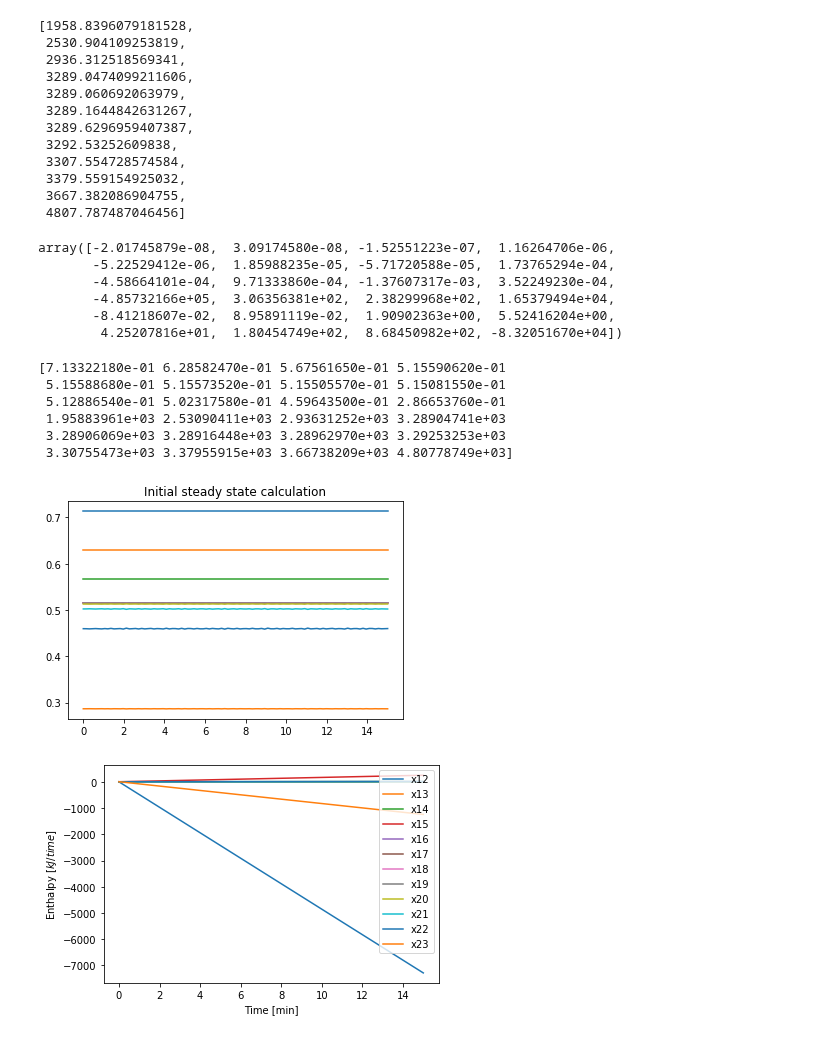
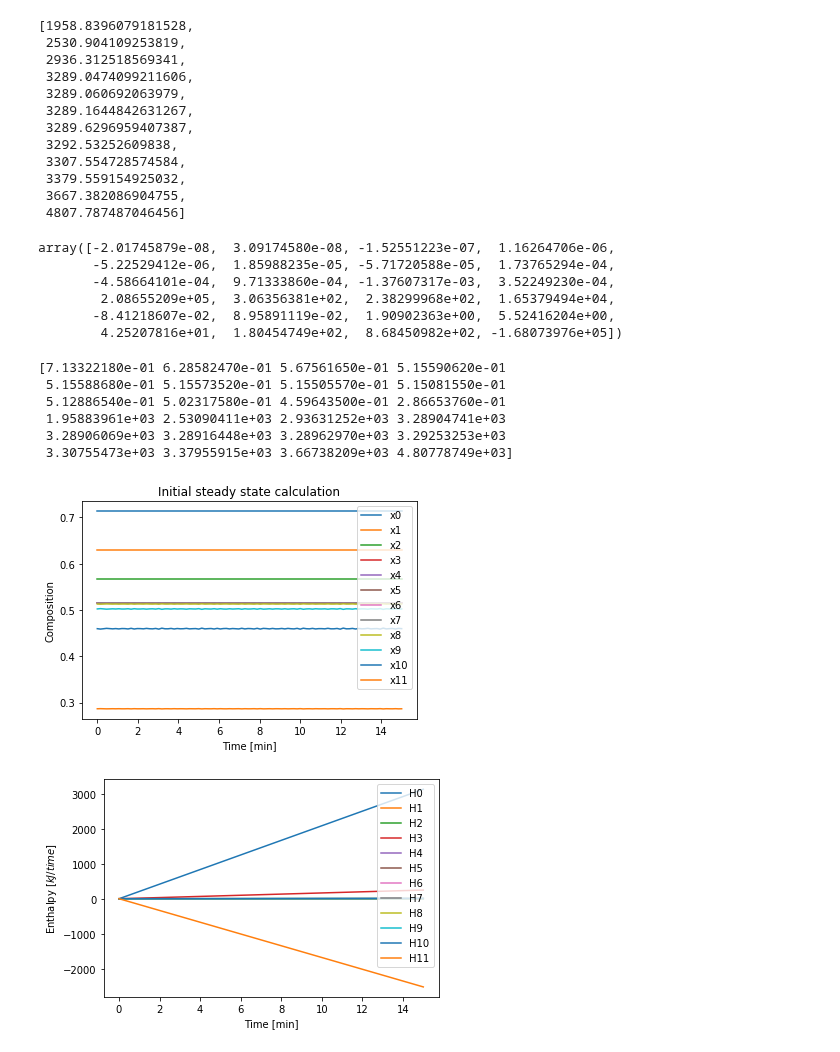
Before and after one commit to albertmitchell3/Distillation_Column, a Jupyter notebook: Basic Distillation Column/Getting Energy Balance to Function.ipynb, the cells around one changed output. Saved outputs shown, nothing was run; the diff lists cells and outputs as text; code cells hidden in the pictures.

```diff
--- a/Basic Distillation Column/Getting Energy Balance to Function.ipynb
+++ b/Basic Distillation Column/Getting Energy Balance to Function.ipynb
@@ -172,8 +172,8 @@ def H(xi,yi,Ti):
 
     for i in range(len(xi)):
         y = round(yi[i],5)
-        Hi_L.append(CP.PropsSI('HMOLAR','T',Ti[i],'Q',0,f'Ethanol[{xi[i]}]&Water[{1-xi[i]}]'))
-        Hi_V.append(CP.PropsSI('HMOLAR','T',Ti[i],'Q',1,f'Ethanol[{y}]&Water[{1-y}]'))
+        Hi_L.append(CP.PropsSI('HMOLAR','P',101325,'Q',0,f'Ethanol[{xi[i]}]&Water[{1-xi[i]}]'))
+        Hi_V.append(CP.PropsSI('HMOLAR','P',101325,'Q',1,f'Ethanol[{y}]&Water[{1-y}]'))
 
     Hi_L = np.asarray(Hi_L)
     Hi_V = np.asarray(Hi_V)
@@ -331,0 +306,17 @@ ValueError: newton_raphson_saturation::call reached max number of iterations [30
+# %%
+plt.figure(1)
+plt.title("Initial steady state calculation")
+
+plt.figure(1)
+for i in range(0,12) :
+    plt.plot(t,initial_run.y[i], label="x{}".format(i))
+
+plt.figure(2)
+for i in range(12,24) :
+    plt.plot(t,initial_run.y[i]-273, label="x{}".format(i))
+
+plt.xlabel("Time [min]")
+plt.ylabel("Enthalpy [$kJ/time$]")
+plt.legend(loc = "upper right")
+
+print(initial_run.y[:,0])
@@ -399,7 +399,7 @@ def mass_DE(t,var):
     HL,HL1, HL2, HV, HV1, HV2, Hi_F = H(xi,yi)
     CPi = Cp(xi)
 
-    duty_vector = duty(plates,feedplate,cond_duty(5,30),rebl_duty(0.1,100))
+    duty_vector = duty(plates,feedplate,-cond_duty(0.03,28),rebl_duty(0.8,100))
 #     duty_vector = duty(plates,feedplate,0,0)
 
 #      Energy balance with coolprops
@@ -447,9 +447,9 @@ mass_DE(0,init)
 array([-2.01745879e-08,  3.09174580e-08, -1.52551223e-07,  1.16264706e-06,
        -5.22529412e-06,  1.85988235e-05, -5.71720588e-05,  1.73765294e-04,
        -4.58664101e-04,  9.71333860e-04, -1.37607317e-03,  3.52249230e-04,
-       -4.85732166e+05,  3.06356381e+02,  2.38299968e+02,  1.65379494e+04,
+        2.08655209e+05,  3.06356381e+02,  2.38299968e+02,  1.65379494e+04,
        -8.41218607e-02,  8.95891119e-02,  1.90902363e+00,  5.52416204e+00,
-        4.25207816e+01,  1.80454749e+02,  8.68450982e+02, -8.32051670e+04])
+        4.25207816e+01,  1.80454749e+02,  8.68450982e+02, -1.68073976e+05])
 # %%
 tspan = (0,15)
 t = np.linspace( *tspan, 100)
@@ -457,26 +457,31 @@ initial_run = scipy.integrate.solve_ivp(mass_DE, tspan, init, t_eval=t)
 # %%
 plt.figure(1)
 plt.title("Initial steady state calculation")
 
 plt.figure(1)
 for i in range(0,12) :
-    plt.plot(t,initial_run.y[i], label="x{}".format(i))
+    plt.plot(t,initial_run.y[i], label= f"x{i}")
+
+plt.xlabel("Time [min]")
+plt.ylabel("Composition")
+plt.legend(loc = "upper right")
+
 
 plt.figure(2)
 for i in range(12,24) :
-    plt.plot(t,initial_run.y[i]/1000, label="x{}".format(i))
+    plt.plot(t,initial_run.y[i]/1000, label=f"H{i-12}")
 
 plt.xlabel("Time [min]")
 plt.ylabel("Enthalpy [$kJ/time$]")
 plt.legend(loc = "upper right")
 
 print(initial_run.y[:,0])
 # %% [output]
 [7.13322180e-01 6.28582470e-01 5.67561650e-01 5.15590620e-01
  5.15588680e-01 5.15573520e-01 5.15505570e-01 5.15081550e-01
  5.12886540e-01 5.02317580e-01 4.59643500e-01 2.86653760e-01
  1.95883961e+03 2.53090411e+03 2.93631252e+03 3.28904741e+03
  3.28906069e+03 3.28916448e+03 3.28962970e+03 3.29253253e+03
  3.30755473e+03 3.37955915e+03 3.66738209e+03 4.80778749e+03]
-[figure, old version]
+[figure, new version]
-[figure, old version]
+[figure, new version]
```
Also changed, not shown: parts of 4 cells of this notebook.
